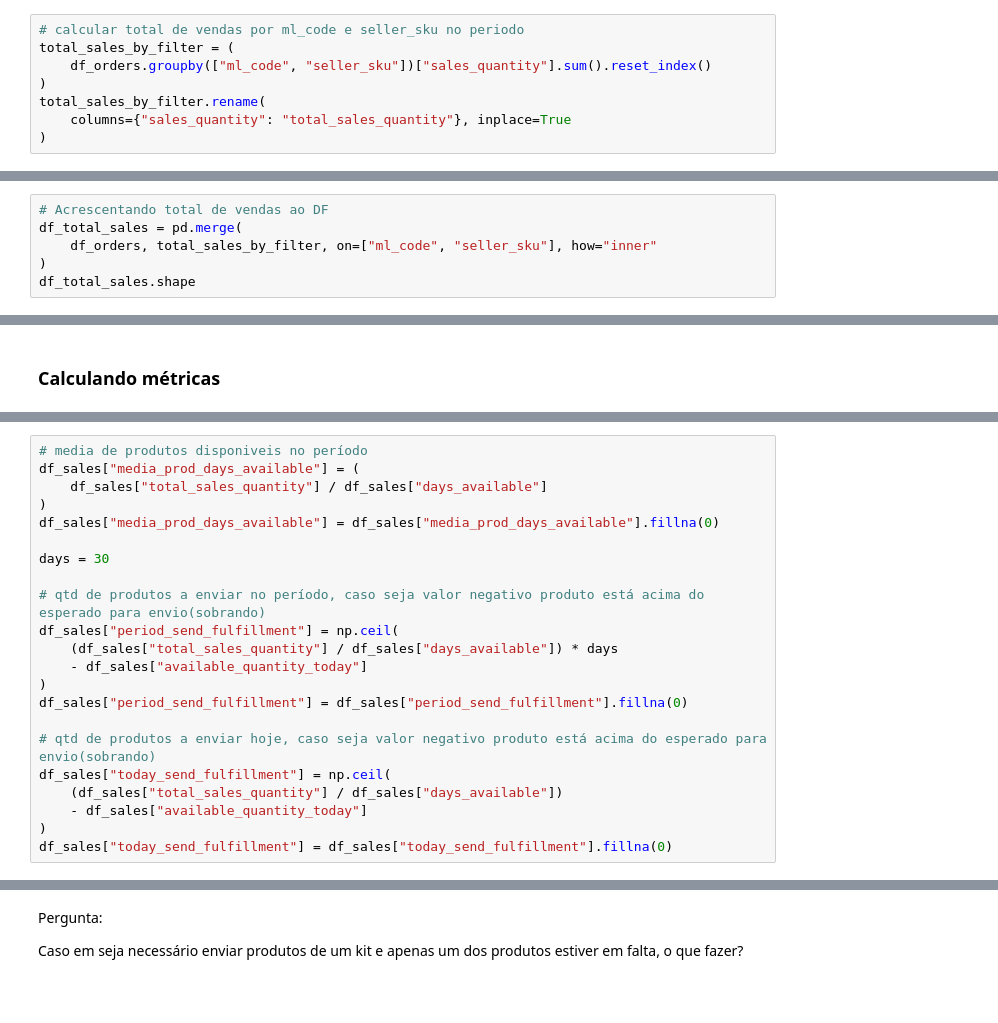
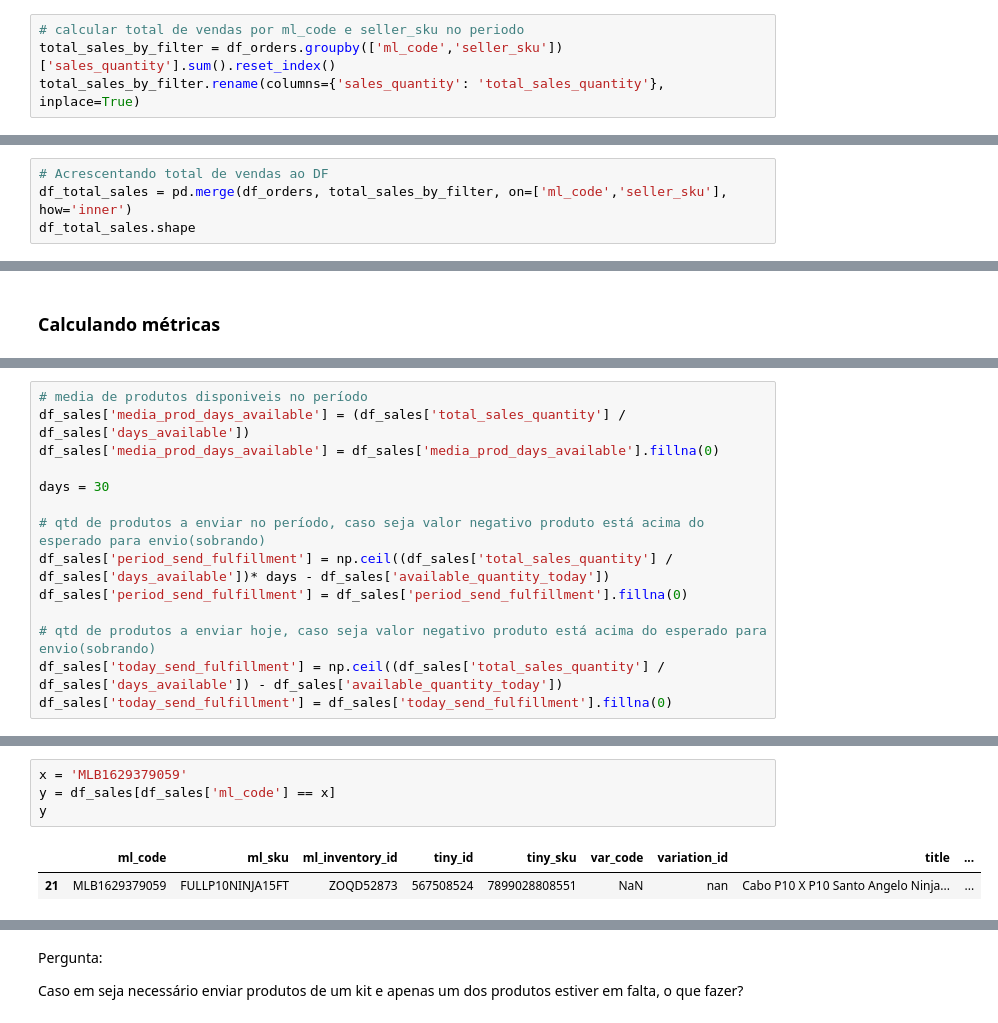
Before and after one commit to lpcoutinho/mcenter_streamlit, a Jupyter notebook: Notebooks/calculando_envio_fulfillment.ipynb, the cells around one changed output, grey strips where cells are left out. Cells and saved outputs as stored; diff of their text form; blank space fills up the shorter version.

```diff
--- a/Notebooks/calculando_envio_fulfillment.ipynb
+++ b/Notebooks/calculando_envio_fulfillment.ipynb
@@ -308,10 +297,6 @@ condf(df_orders, "ml_code", "MLB1992541482")
 #### Total de vendas por ml_code e seller_sku
 # %%
 # calcular total de vendas por ml_code e seller_sku no periodo
-total_sales_by_filter = (
-    df_orders.groupby(["ml_code", "seller_sku"])["sales_quantity"].sum().reset_index()
-)
-total_sales_by_filter.rename(
-    columns={"sales_quantity": "total_sales_quantity"}, inplace=True
-)
+total_sales_by_filter = df_orders.groupby(['ml_code','seller_sku'])['sales_quantity'].sum().reset_index()
+total_sales_by_filter.rename(columns={'sales_quantity': 'total_sales_quantity'}, inplace=True)
 # %%
@@ -322,9 +307,7 @@ condf(total_sales_by_filter, "ml_code", "MLB1992541482")
 | 40 | MLB1992541482 | FULLSG6687 | 5 |
 # %%
 # Acrescentando total de vendas ao DF
-df_total_sales = pd.merge(
-    df_orders, total_sales_by_filter, on=["ml_code", "seller_sku"], how="inner"
-)
+df_total_sales = pd.merge(df_orders, total_sales_by_filter, on=['ml_code','seller_sku'], how='inner')
 df_total_sales.shape
 # %% [output]
 (802, 9)
@@ -517,25 +479,17 @@ df_sales.sample()
 # %%
 # media de produtos disponiveis no período
-df_sales["media_prod_days_available"] = (
-    df_sales["total_sales_quantity"] / df_sales["days_available"]
-)
-df_sales["media_prod_days_available"] = df_sales["media_prod_days_available"].fillna(0)
+df_sales['media_prod_days_available'] = (df_sales['total_sales_quantity'] / df_sales['days_available'])
+df_sales['media_prod_days_available'] = df_sales['media_prod_days_available'].fillna(0)
 
 days = 30
 
 # qtd de produtos a enviar no período, caso seja valor negativo produto está acima do esperado para envio(sobrando)
-df_sales["period_send_fulfillment"] = np.ceil(
-    (df_sales["total_sales_quantity"] / df_sales["days_available"]) * days
-    - df_sales["available_quantity_today"]
-)
-df_sales["period_send_fulfillment"] = df_sales["period_send_fulfillment"].fillna(0)
+df_sales['period_send_fulfillment'] = np.ceil((df_sales['total_sales_quantity'] / df_sales['days_available'])* days - df_sales['available_quantity_today'])
+df_sales['period_send_fulfillment'] = df_sales['period_send_fulfillment'].fillna(0)
 
 # qtd de produtos a enviar hoje, caso seja valor negativo produto está acima do esperado para envio(sobrando)
-df_sales["today_send_fulfillment"] = np.ceil(
-    (df_sales["total_sales_quantity"] / df_sales["days_available"])
-    - df_sales["available_quantity_today"]
-)
-df_sales["today_send_fulfillment"] = df_sales["today_send_fulfillment"].fillna(0)
+df_sales['today_send_fulfillment'] = np.ceil((df_sales['total_sales_quantity'] / df_sales['days_available']) - df_sales['available_quantity_today'])
+df_sales['today_send_fulfillment'] = df_sales['today_send_fulfillment'].fillna(0)
 # %%
 df_sales.sample(2)
 # %% [output]
@@ -545 +499,8 @@ df_sales.sample(2)
+# %%
+x = 'MLB1629379059'
+y = df_sales[df_sales['ml_code'] == x]
+y
+# %% [output]
+|  | ml_code | ml_sku | ml_inventory_id | tiny_id | tiny_sku | var_code | variation_id | title | ... |
+| 21 | MLB1629379059 | FULLP10NINJA15FT | ZOQD52873 | 567508524 | 7899028808551 | NaN | nan | Cabo P10 X P10 Santo Angelo Ninja... | ... |
 # %%
```
Also changed, not shown: parts of 38 cells of this notebook, 1 other file.
